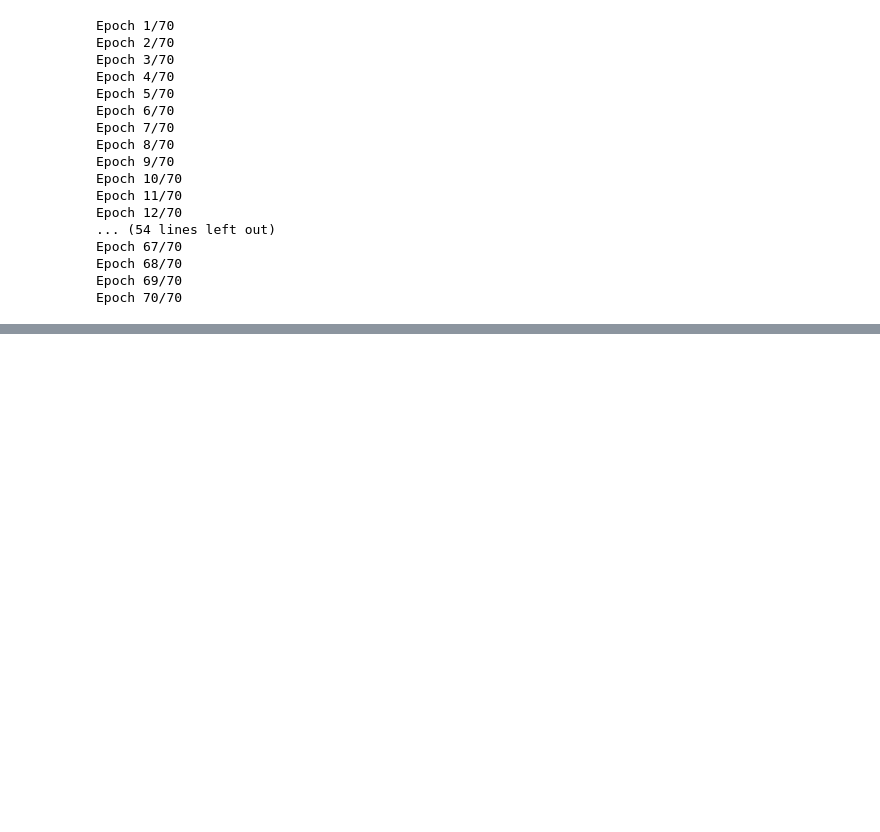
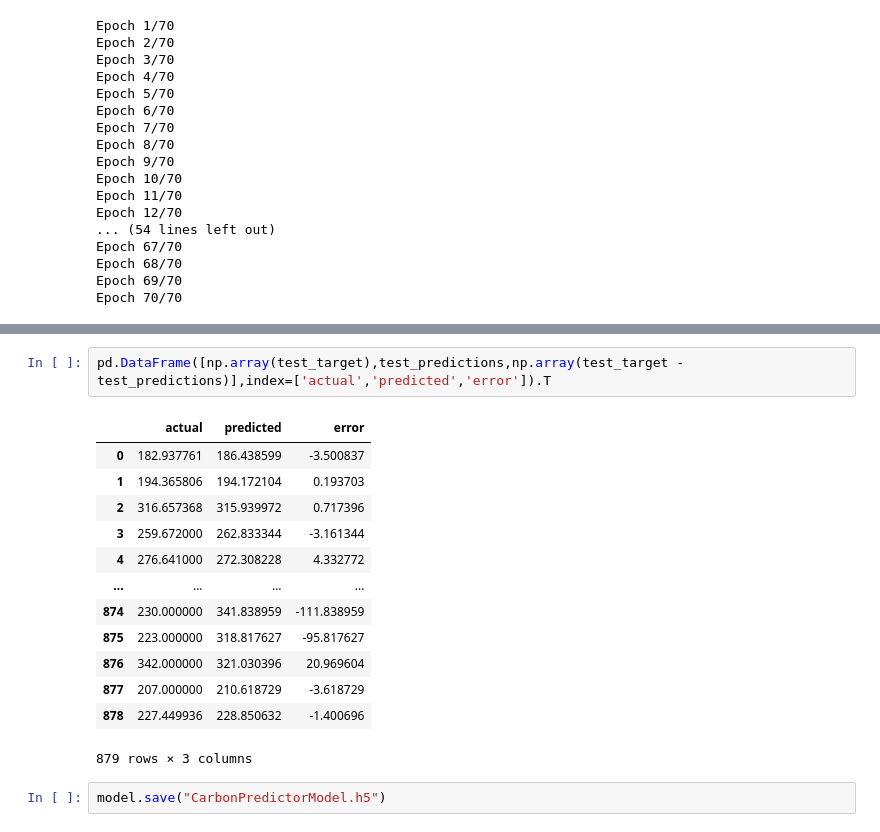
Before and after one commit to TharinduGee/Prediction_Models, a Jupyter notebook: Corbon_emission_predictor_Only_using_numeric_features.ipynb, the cells around one changed output, grey strips where cells are left out. Cells and saved outputs as stored; diff of their text form; blank space fills up the shorter version.

```diff
--- a/Corbon_emission_predictor_Only_using_numeric_features.ipynb
+++ b/Corbon_emission_predictor_Only_using_numeric_features.ipynb
@@ -158,0 +200,18 @@ test_predictions = model.predict(test_numeric_features).flatten()
+# %%
+pd.DataFrame([np.array(test_target),test_predictions,np.array(test_target - test_predictions)],index=['actual','predicted','error']).T
+# %% [output]
+|  | actual | predicted | error |
+| 0 | 182.937761 | 186.438599 | -3.500837 |
+| 1 | 194.365806 | 194.172104 | 0.193703 |
+| 2 | 316.657368 | 315.939972 | 0.717396 |
+| 3 | 259.672000 | 262.833344 | -3.161344 |
+| 4 | 276.641000 | 272.308228 | 4.332772 |
+| ... | ... | ... | ... |
+| 874 | 230.000000 | 341.838959 | -111.838959 |
+| 875 | 223.000000 | 318.817627 | -95.817627 |
+| 876 | 342.000000 | 321.030396 | 20.969604 |
+| 877 | 207.000000 | 210.618729 | -3.618729 |
+| 878 | 227.449936 | 228.850632 | -1.400696 |
+879 rows × 3 columns
+# %%
+model.save("CarbonPredictorModel.h5")
```
Also changed, not shown: parts of 6 cells of this notebook.
